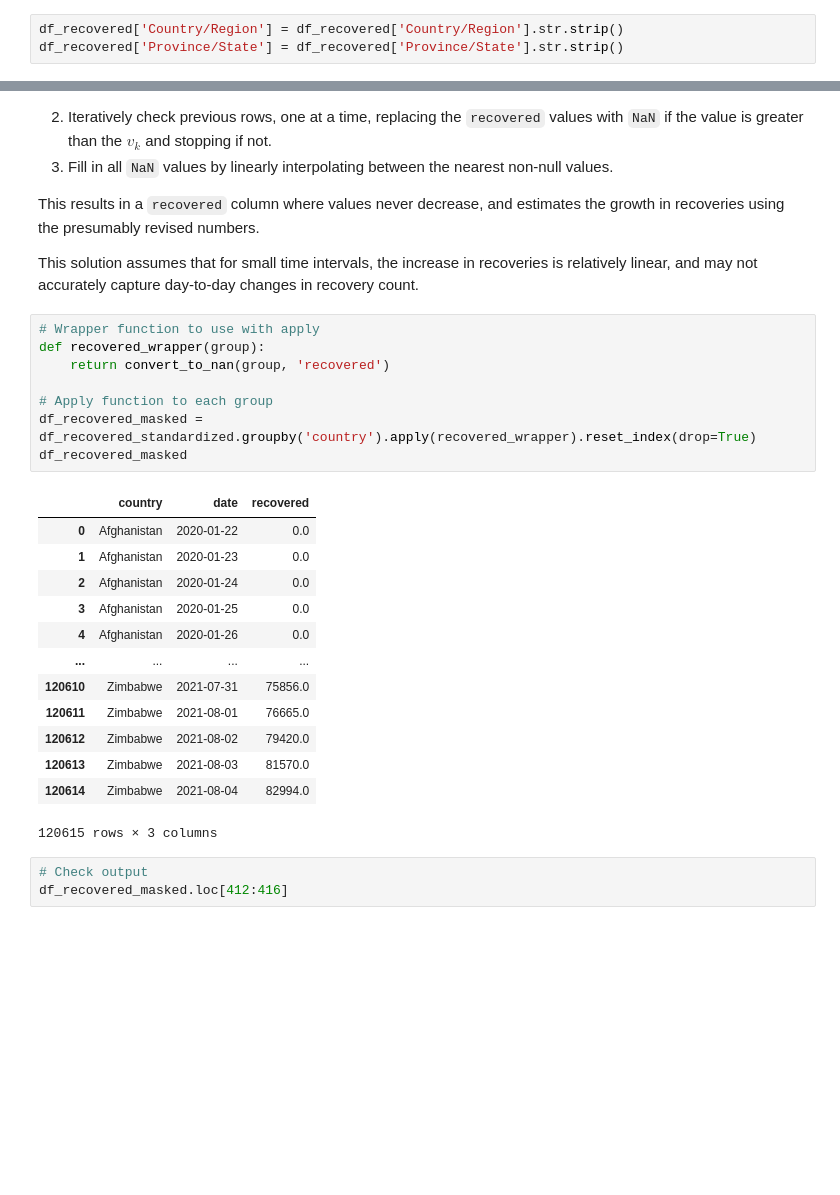
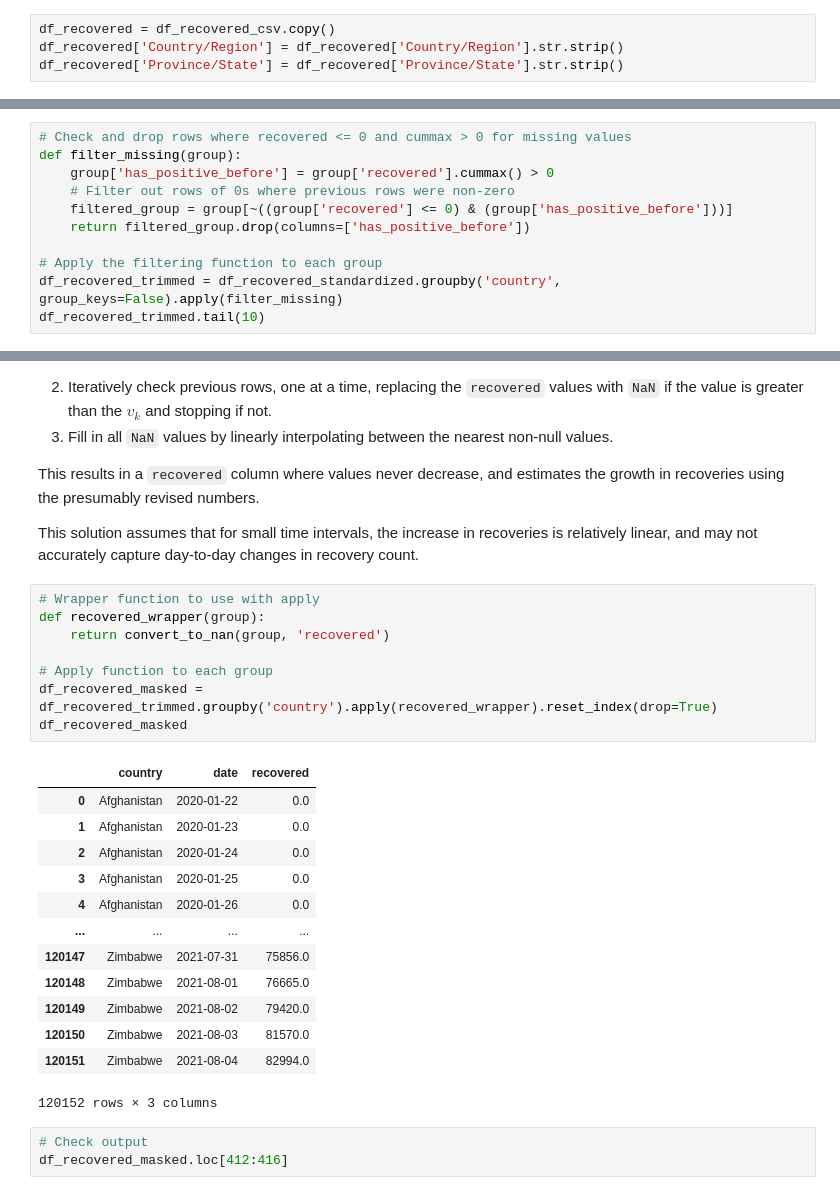
Before and after one commit to jamesinjune/COVID_19_Across_the_World, a Jupyter notebook: notebooks/COVID19_Datasets_Cleaning.ipynb, the cells around one changed output, grey strips where cells are left out. Saved outputs shown, nothing was run; the diff lists cells and outputs as text; blank space fills up the shorter version.

```diff
--- a/notebooks/COVID19_Datasets_Cleaning.ipynb
+++ b/notebooks/COVID19_Datasets_Cleaning.ipynb
@@ -1160,4 +1123,5 @@ df_recovered
 # %%
+df_recovered = df_recovered_csv.copy()
 df_recovered['Country/Region'] = df_recovered['Country/Region'].str.strip()
 df_recovered['Province/State'] = df_recovered['Province/State'].str.strip()
 # %% [markdown]
@@ -1462,0 +1429,11 @@ df_recovered_standardized
+# %%
+# Check and drop rows where recovered <= 0 and cummax > 0 for missing values
+def filter_missing(group):
+    group['has_positive_before'] = group['recovered'].cummax() > 0
+    # Filter out rows of 0s where previous rows were non-zero
+    filtered_group = group[~((group['recovered'] <= 0) & (group['has_positive_before']))]
+    return filtered_group.drop(columns=['has_positive_before'])
+
+# Apply the filtering function to each group
+df_recovered_trimmed = df_recovered_standardized.groupby('country', group_keys=False).apply(filter_missing)
+df_recovered_trimmed.tail(10)
@@ -1505,25 +1494,25 @@ This solution assumes that for small time intervals, the increase in recoveries
 # %%
 # Wrapper function to use with apply
 def recovered_wrapper(group):
     return convert_to_nan(group, 'recovered')
 
 # Apply function to each group
-df_recovered_masked = df_recovered_standardized.groupby('country').apply(recovered_wrapper).reset_index(drop=True)
+df_recovered_masked = df_recovered_trimmed.groupby('country').apply(recovered_wrapper).reset_index(drop=True)
 df_recovered_masked
 # %% [output]
 |  | country | date | recovered |
 | 0 | Afghanistan | 2020-01-22 | 0.0 |
 | 1 | Afghanistan | 2020-01-23 | 0.0 |
 | 2 | Afghanistan | 2020-01-24 | 0.0 |
 | 3 | Afghanistan | 2020-01-25 | 0.0 |
 | 4 | Afghanistan | 2020-01-26 | 0.0 |
 | ... | ... | ... | ... |
-| 120610 | Zimbabwe | 2021-07-31 | 75856.0 |
-| 120611 | Zimbabwe | 2021-08-01 | 76665.0 |
-| 120612 | Zimbabwe | 2021-08-02 | 79420.0 |
-| 120613 | Zimbabwe | 2021-08-03 | 81570.0 |
-| 120614 | Zimbabwe | 2021-08-04 | 82994.0 |
+| 120147 | Zimbabwe | 2021-07-31 | 75856.0 |
+| 120148 | Zimbabwe | 2021-08-01 | 76665.0 |
+| 120149 | Zimbabwe | 2021-08-02 | 79420.0 |
+| 120150 | Zimbabwe | 2021-08-03 | 81570.0 |
+| 120151 | Zimbabwe | 2021-08-04 | 82994.0 |
-120615 rows × 3 columns
+120152 rows × 3 columns
 # %%
 # Check output
 df_recovered_masked.loc[412:416]
```
Also changed, not shown: parts of 35 cells of this notebook.
